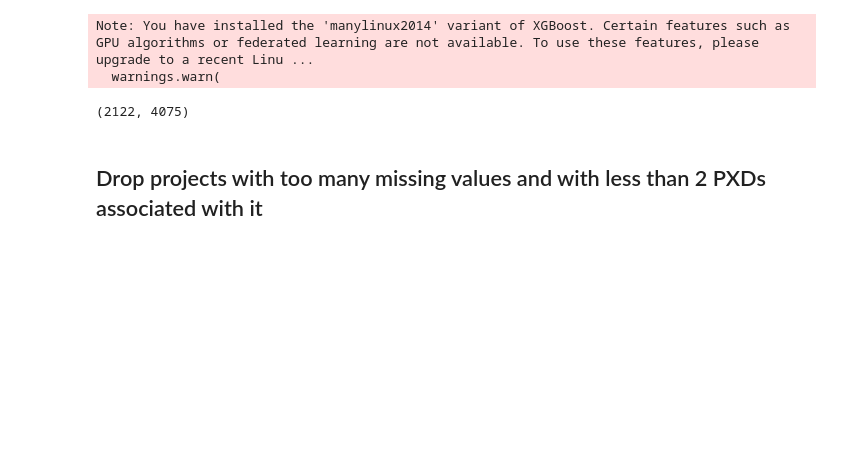
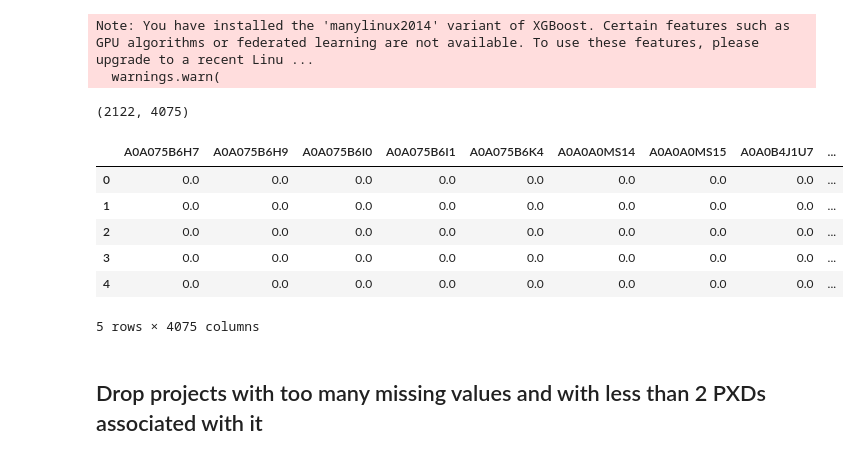
Before and after one commit to TineClaeys/MLMarker, a Jupyter notebook: Tissue_predictors2_fulldata.ipynb, the cells around one changed output. Saved outputs shown, nothing was run; the diff lists cells and outputs as text; code cells hidden in the pictures; blank space fills up the shorter version.

```diff
--- a/Tissue_predictors2_fulldata.ipynb
+++ b/Tissue_predictors2_fulldata.ipynb
@@ -83,6 +83,16 @@ print(atlas.shape)
 filtered_features = list(atlas.columns)
 # %% [output]
 (2122, 4075)
+# %%
+atlas.head()
+# %% [output]
+|  | A0A075B6H7 | A0A075B6H9 | A0A075B6I0 | A0A075B6I1 | A0A075B6K4 | A0A0A0MS14 | A0A0A0MS15 | A0A0B4J1U7 | ... |
+| 0 | 0.0 | 0.0 | 0.0 | 0.0 | 0.0 | 0.0 | 0.0 | 0.0 | ... |
+| 1 | 0.0 | 0.0 | 0.0 | 0.0 | 0.0 | 0.0 | 0.0 | 0.0 | ... |
+| 2 | 0.0 | 0.0 | 0.0 | 0.0 | 0.0 | 0.0 | 0.0 | 0.0 | ... |
+| 3 | 0.0 | 0.0 | 0.0 | 0.0 | 0.0 | 0.0 | 0.0 | 0.0 | ... |
+| 4 | 0.0 | 0.0 | 0.0 | 0.0 | 0.0 | 0.0 | 0.0 | 0.0 | ... |
+5 rows × 4075 columns
 # %% [markdown]
 ## Drop projects with too many missing values and with less than 2 PXDs associated with it
 # %%
```
Also changed, not shown: 2 other files.
